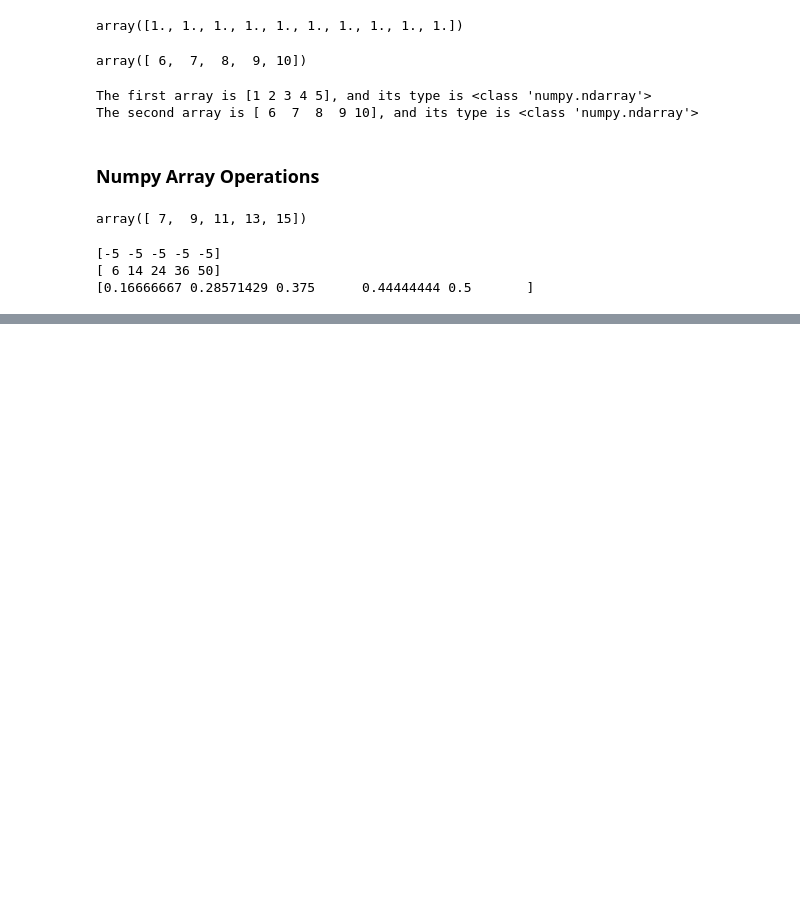
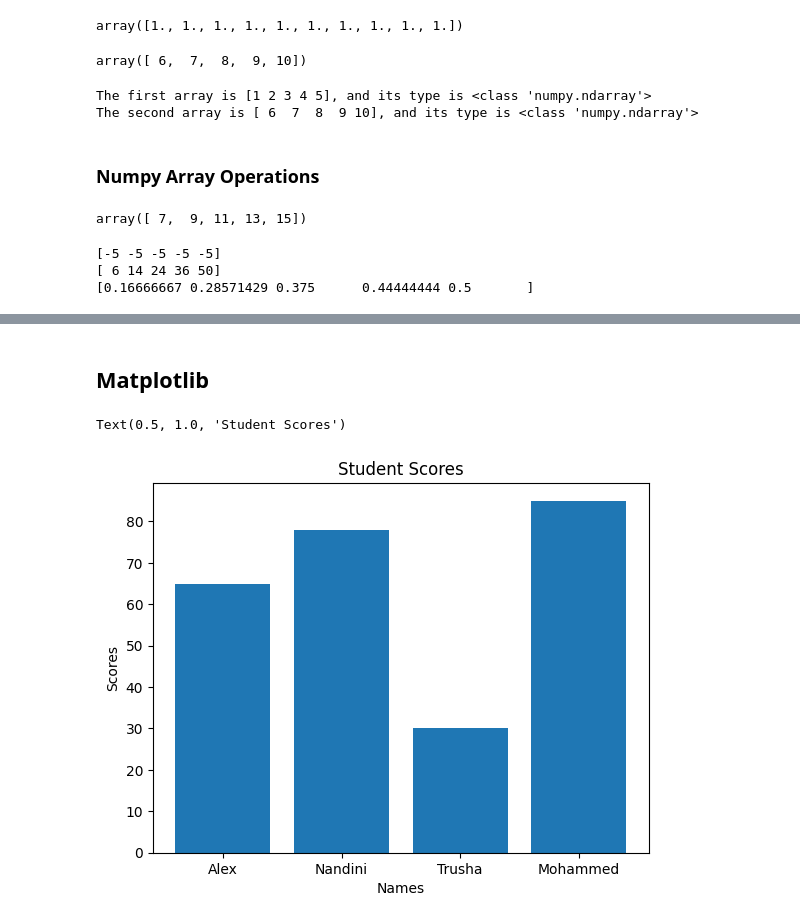
Before and after one commit to vishnuiyer23ug-stack/computational-statistics-course-4, a Jupyter notebook: Class_02_Basics_of_Python.ipynb, the cells around one changed output, grey strips where cells are left out. Saved outputs shown, nothing was run; the diff lists cells and outputs as text; code cells hidden in the pictures; blank space fills up the shorter version.

Commit message:
Matplotlib intro

```diff
--- a/Class_02_Basics_of_Python.ipynb
+++ b/Class_02_Basics_of_Python.ipynb
@@ -286,0 +400,2 @@ print(div_arr)
+# %% [markdown]
+## Matplotlib
@@ -286,0 +404,8 @@ print(div_arr)
+# %%
+plt.bar(score_dictionary.keys(), score_dictionary.values())
+plt.ylabel("Scores")
+plt.xlabel("Names")
+plt.title("Student Scores")
+# %% [output]
+Text(0.5, 1.0, 'Student Scores')
+[figure, added]
```
Also changed, not shown: parts of 17 cells of this notebook.
